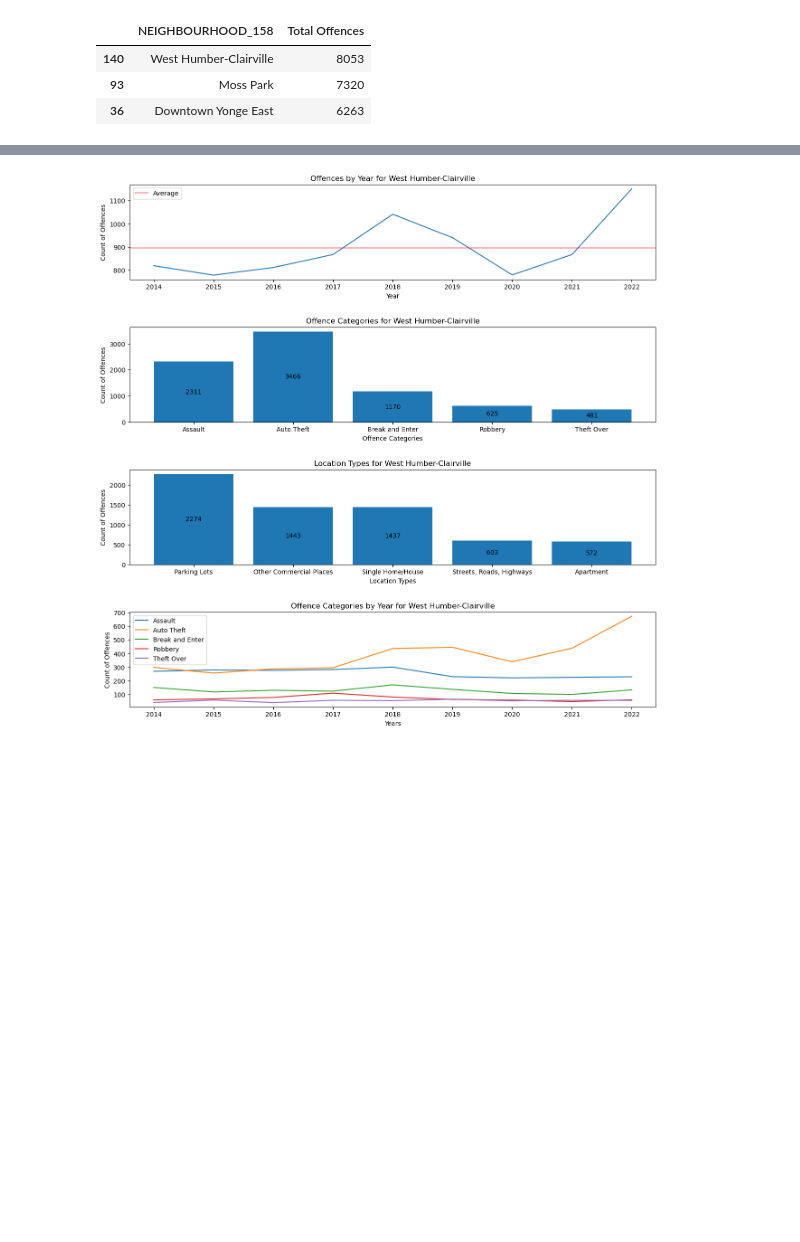
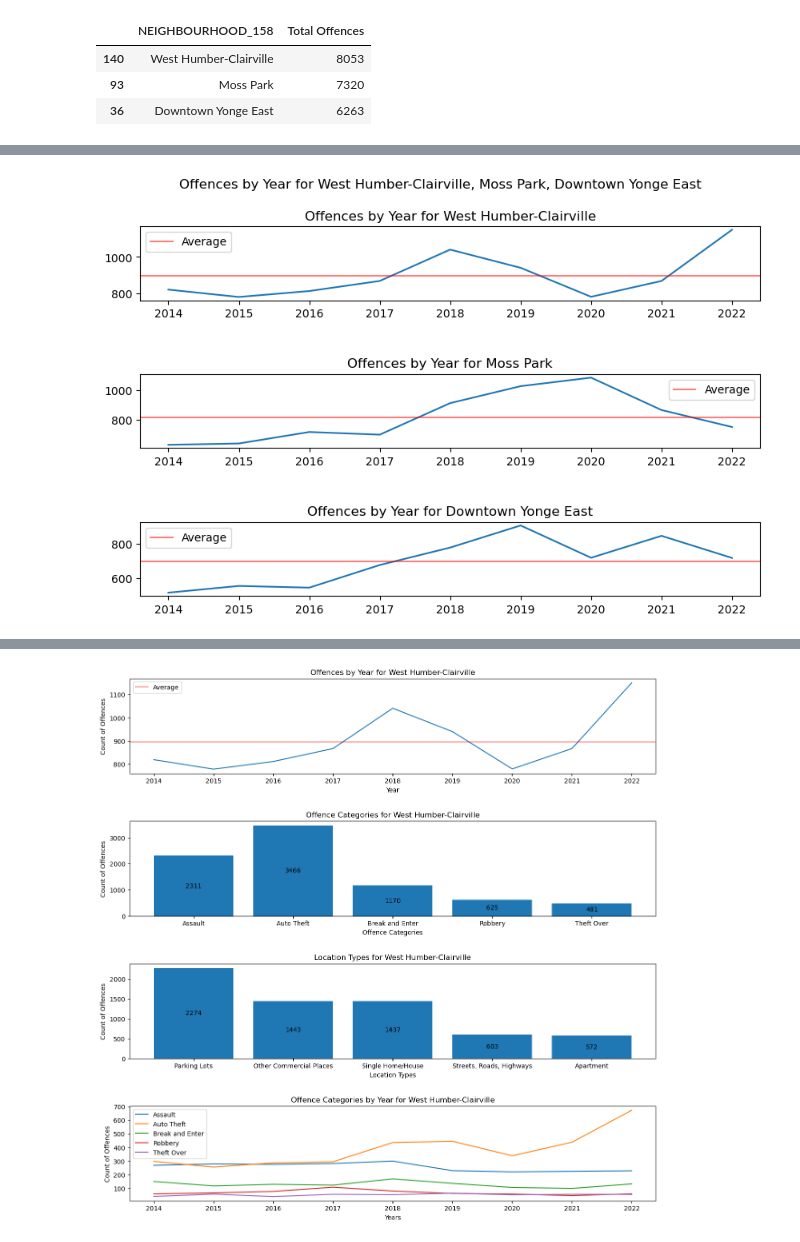
Before and after one commit to fannysigouin/project1, a Jupyter notebook: question_3/q3_all_years.ipynb, the cells around one changed output, grey strips where cells are left out. Drawn from its saved outputs; the diff is of its cells as text; code cells hidden in the pictures; blank space fills up the shorter version.

Commit message:
reworking plots for q3

```diff
--- a/question_3/q3_all_years.ipynb
+++ b/question_3/q3_all_years.ipynb
@@ -154,5 +151,12 @@ top_3_hoods
 | 140 | West Humber-Clairville | 8053 |
 | 93 | Moss Park | 7320 |
 | 36 | Downtown Yonge East | 6263 |
+# %%
+#Store top 3 and bottom 3 neighbourhood names in a list
+top_3_names = list(top_3_hoods['NEIGHBOURHOOD_158'])
+bottom_3_names = list(bottom_3_hoods['NEIGHBOURHOOD_158'])
+
+#Store random 3 neighbourhoods name in a list manually
+random_3_names = ["East L'Amoureaux", "Oakridge", "Keelesdale-Eglinton West"]
 # %% [markdown]
 ## Top 3 Neighbourhoods
@@ -191,3 +189,55 @@ renamed_locations = {'Other Commercial / Corporate Places (For Profit, Warehouse
                     'Ttc Bus': 'Public Transit', 'Cargo Train': 'Cargo Train', 'Bank And Other Financial Institutions (Money Mart, Tsx)': 'Financial Institutions',
                     'Universities / Colleges': 'Secondary Education', 'Go Bus': 'Public Transit', 'Other Regional Transit System Vehicle': 'Public Transit',
                     'Nursing Home': 'Nursing Home', 'Community Group Home': 'Group Homes', 'Pharmacy': 'Pharmacy', 'Homeless Shelter / Mission': 'Homeless Shelters'}
+# %%
+#Define function to get offences by year for top 3 neighbourhoods
+def offences_by_year(df1, df2, df3, hood1, hood2, hood3, hood_names):
+    fig, ax = plt.subplots(nrows = 3, ncols = 1)
+    plt.rcParams['figure.figsize'] = (10, 6)
+
+    #First neighbourhood
+    #Group by year and get count of offences
+    hood1_year = df1.groupby('OCC_YEAR', as_index = False)['MCI_CATEGORY'].count()
+    #Create first plot ax[0]
+    year1 = ax[0].plot(hood1_year['OCC_YEAR'], hood1_year['MCI_CATEGORY'])
+    #Insert a horizontal line representing the average count of offences across all years for that neighbourhood
+    ax[0].axhline(y = hood1_year['MCI_CATEGORY'].mean(), color = 'r', alpha = 0.5, label = 'Average')
+    #Set plot title, axis labels and legend
+    ax[0].set_title(f'Offences by Year for {hood1}')
+    ax[0].legend(loc = 'best')
+
+    #Second neighbourhood
+    #Group by year and get count of offences
+    hood2_year = df2.groupby('OCC_YEAR', as_index = False)['MCI_CATEGORY'].count()
+    #Create first plot ax[0]
+    year2 = ax[1].plot(hood2_year['OCC_YEAR'], hood2_year['MCI_CATEGORY'])
+    #Insert a horizontal line representing the average count of offences across all years for that neighbourhood
+    ax[1].axhline(y = hood2_year['MCI_CATEGORY'].mean(), color = 'r', alpha = 0.5, label = 'Average')
+    #Set plot title, axis labels and legend
+    ax[1].set_title(f'Offences by Year for {hood2}')
+    ax[1].legend(loc = 'best')
+
+    #Third neighbourhood
+    #Group by year and get count of offences
+    hood3_year = df3.groupby('OCC_YEAR', as_index = False)['MCI_CATEGORY'].count()
+    #Create first plot ax[0]
+    year3 = ax[2].plot(hood3_year['OCC_YEAR'], hood3_year['MCI_CATEGORY'])
+    #Insert a horizontal line representing the average count of offences across all years for that neighbourhood
+    ax[2].axhline(y = hood3_year['MCI_CATEGORY'].mean(), color = 'r', alpha = 0.5, label = 'Average')
+    #Set plot title, axis labels and legend
+    ax[2].set_title(f'Offences by Year for {hood3}')
+    ax[2].legend(loc = 'best')
+
+    #Set figure title
+    figtitle_dict = {'size': 14, 'weight': 'bold'}
+    fig.suptitle(f"Offences by Year for {', '.join(hood_names)}", fontdict = figtitle_dict)
+
+    #Adjust space between subplots for readability, save figure and show
+    plt.subplots_adjust(hspace = 1)
+    plt.savefig(f"../../Project 1 Output/{', '.join(hood_names)}_plots.png")
+    plt.show()
+
+#Call function for top 3 neighbourhoods
+offences_by_year(whc_hood, mp_hood, dye_hood, 'West Humber-Clairville', 'Moss Park', 'Downtown Yonge East', top_3_names)
+# %% [output]
+[figure, added]
```
Also changed, not shown: parts of 23 cells of this notebook.
